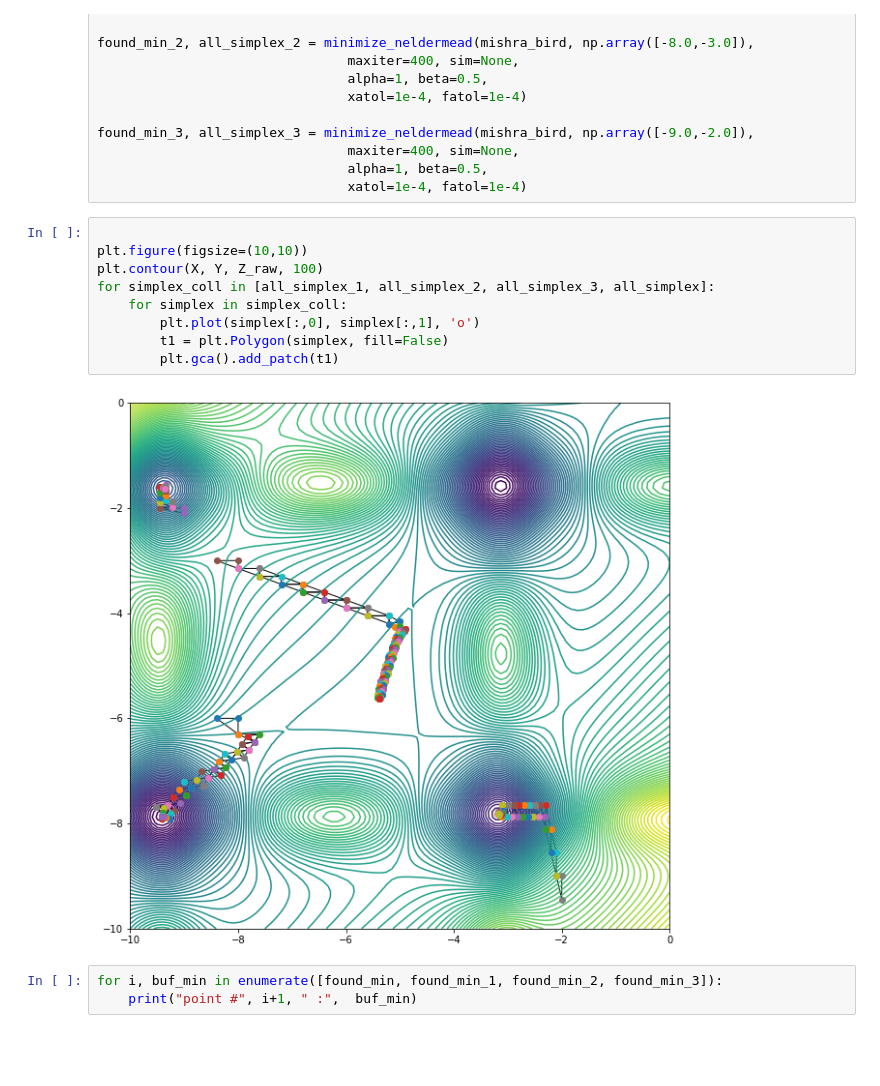
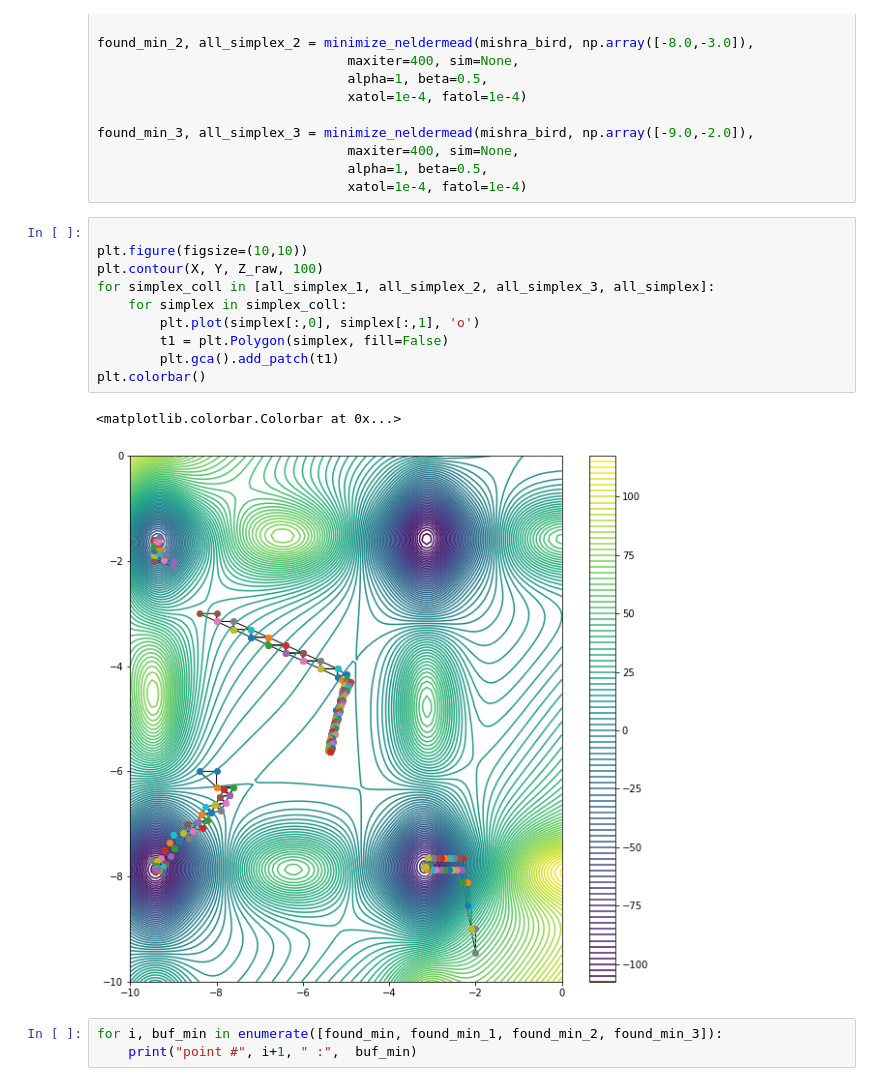
Before and after one commit to TC406/Optimization_Methods_2020, a Jupyter notebook: hw_week_1/HW_week_1.ipynb, the cells around one changed output. Drawn from its saved outputs; the diff is of its cells as text; blank space fills up the shorter version.

```diff
--- a/hw_week_1/HW_week_1.ipynb
+++ b/hw_week_1/HW_week_1.ipynb
@@ -241,14 +241,16 @@ found_min_3, all_simplex_3 = minimize_neldermead(mishra_bird, np.array([-9.0,-2.
 # %%
 
 plt.figure(figsize=(10,10))
 plt.contour(X, Y, Z_raw, 100)
 for simplex_coll in [all_simplex_1, all_simplex_2, all_simplex_3, all_simplex]:
     for simplex in simplex_coll:
         plt.plot(simplex[:,0], simplex[:,1], 'o')
         t1 = plt.Polygon(simplex, fill=False)
         plt.gca().add_patch(t1)
+plt.colorbar()
 # %% [output]
+<matplotlib.colorbar.Colorbar at 0x...>
-[figure, old version]
+[figure, new version]
 # %%
 for i, buf_min in enumerate([found_min, found_min_1, found_min_2, found_min_3]):
     print("point #", i+1, " :",  buf_min)
```
Also changed, not shown: parts of 7 cells of this notebook.
